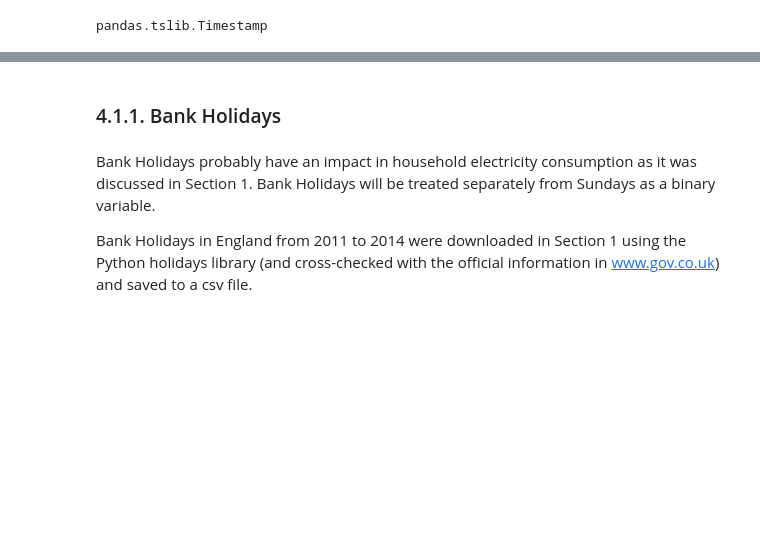
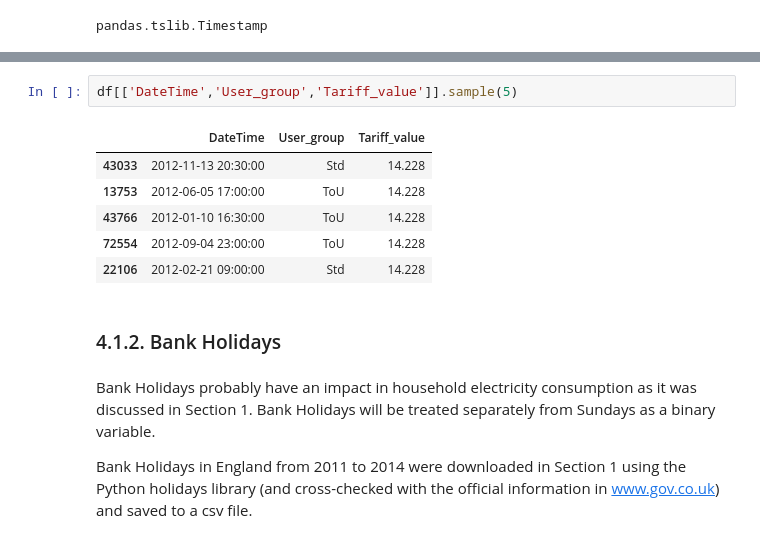
Before and after one commit to mescolano/Master_project, a Jupyter notebook: 4.1_Aggregate_demand_prediction-DS_Preparation.ipynb, the cells around one changed output, grey strips where cells are left out. Saved outputs shown, nothing was run; the diff lists cells and outputs as text; blank space fills up the shorter version.

```diff
--- a/4.1_Aggregate_demand_prediction-DS_Preparation.ipynb
+++ b/4.1_Aggregate_demand_prediction-DS_Preparation.ipynb
@@ -49,5 +90,14 @@ df.sample(5)
+# %%
+df[['DateTime','User_group','Tariff_value']].sample(5)
+# %% [output]
+|  | DateTime | User_group | Tariff_value |
+| 43033 | 2012-11-13 20:30:00 | Std | 14.228 |
+| 13753 | 2012-06-05 17:00:00 | ToU | 14.228 |
+| 43766 | 2012-01-10 16:30:00 | ToU | 14.228 |
+| 72554 | 2012-09-04 23:00:00 | ToU | 14.228 |
+| 22106 | 2012-02-21 09:00:00 | Std | 14.228 |
 # %% [markdown]
-### 4.1.1. Bank Holidays
+### 4.1.2. Bank Holidays
 # %% [markdown]
 Bank Holidays probably have an impact in household electricity consumption as it was discussed in Section 1. Bank Holidays will be treated separately from Sundays as a binary variable.
 
```
Also changed, not shown: parts of 30 cells of this notebook.
